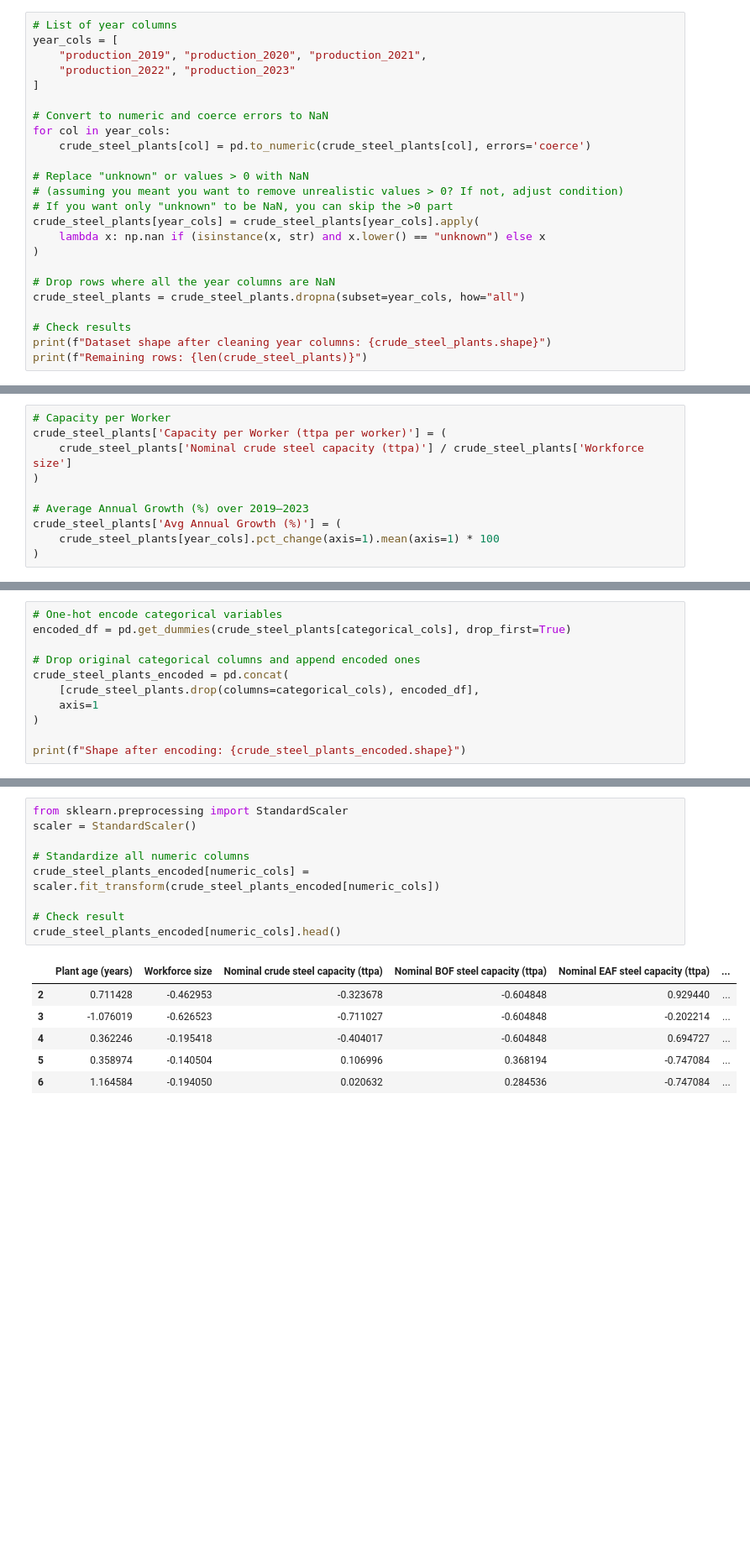
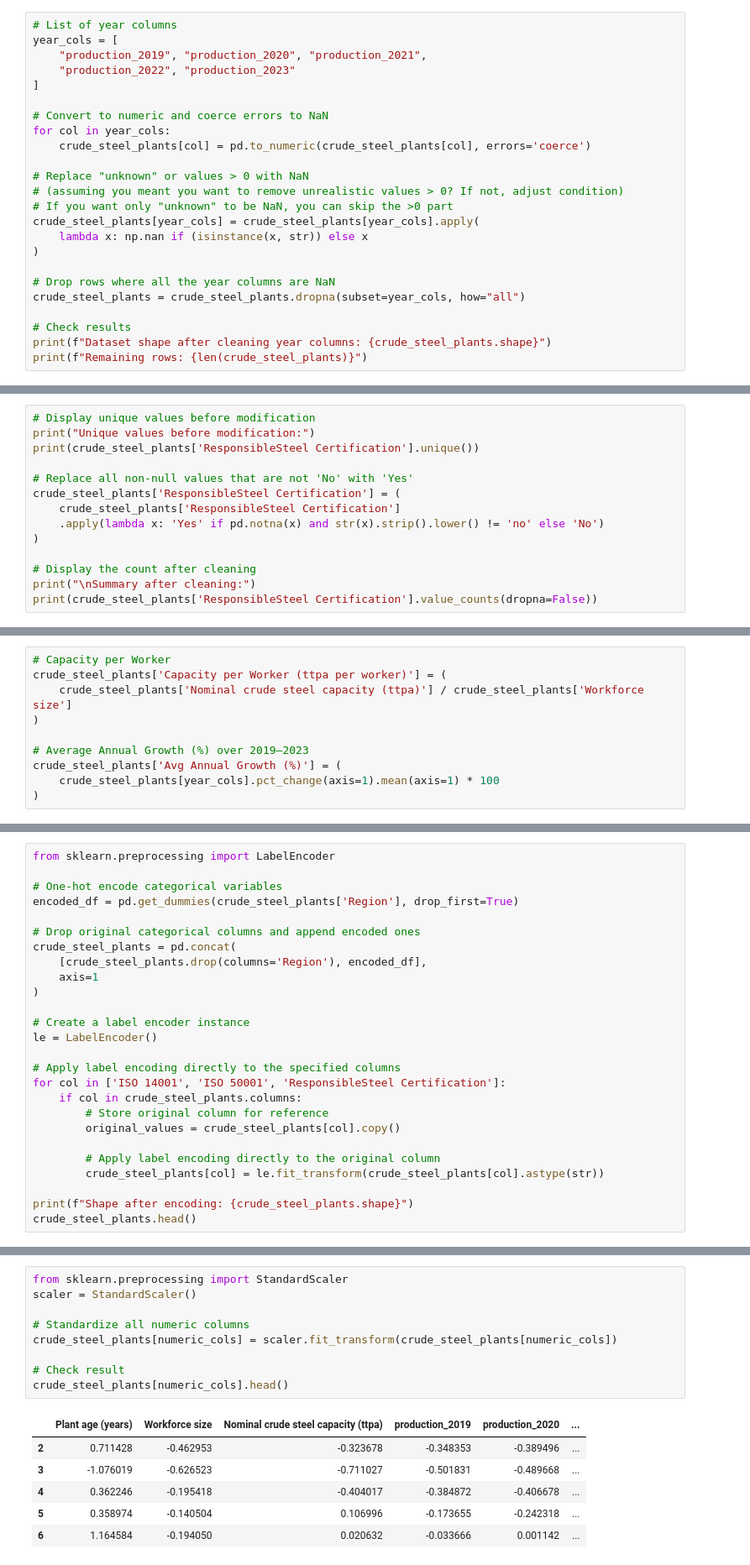
Before and after one commit to Vincksi/Climate-Risks, a Jupyter notebook: Lab2 - Modelling & Model Lifecycle/plant_production_predictions.ipynb, the cells around one changed output, grey strips where cells are left out. Shown: that part at 84% size. Drawn from its saved outputs; the diff is of its cells as text; blank space fills up the shorter version.

```diff
--- a/Lab2 - Modelling & Model Lifecycle/plant_production_predictions.ipynb
+++ b/Lab2 - Modelling & Model Lifecycle/plant_production_predictions.ipynb
@@ -364,7 +421,7 @@ for col in year_cols:
 # (assuming you meant you want to remove unrealistic values > 0? If not, adjust condition)
 # If you want only "unknown" to be NaN, you can skip the >0 part
 crude_steel_plants[year_cols] = crude_steel_plants[year_cols].apply(
-    lambda x: np.nan if (isinstance(x, str) and x.lower() == "unknown") else x
+    lambda x: np.nan if (isinstance(x, str)) else x
 )
 
 # Drop rows where all the year columns are NaN
@@ -393,0 +500,14 @@ Total remaining NaN in year columns after row-wise imputation: 0
+# %%
+# Display unique values before modification
+print("Unique values before modification:")
+print(crude_steel_plants['ResponsibleSteel Certification'].unique())
+
+# Replace all non-null values that are not 'No' with 'Yes'
+crude_steel_plants['ResponsibleSteel Certification'] = (
+    crude_steel_plants['ResponsibleSteel Certification']
+    .apply(lambda x: 'Yes' if pd.notna(x) and str(x).strip().lower() != 'no' else 'No')
+)
+
+# Display the count after cleaning
+print("\nSummary after cleaning:")
+print(crude_steel_plants['ResponsibleSteel Certification'].value_counts(dropna=False))
@@ -519,12 +672,27 @@ Numeric columns: ['Plant age (years)', 'Workforce size', 'Nominal crude steel ca
 # %%
+from sklearn.preprocessing import LabelEncoder
+
 # One-hot encode categorical variables
-encoded_df = pd.get_dummies(crude_steel_plants[categorical_cols], drop_first=True)
+encoded_df = pd.get_dummies(crude_steel_plants['Region'], drop_first=True)
 
 # Drop original categorical columns and append encoded ones
-crude_steel_plants_encoded = pd.concat(
-    [crude_steel_plants.drop(columns=categorical_cols), encoded_df],
+crude_steel_plants = pd.concat(
+    [crude_steel_plants.drop(columns='Region'), encoded_df],
     axis=1
 )
 
-print(f"Shape after encoding: {crude_steel_plants_encoded.shape}")
+# Create a label encoder instance
+le = LabelEncoder()
+
+# Apply label encoding directly to the specified columns
+for col in ['ISO 14001', 'ISO 50001', 'ResponsibleSteel Certification']:
+    if col in crude_steel_plants.columns:
+        # Store original column for reference
+        original_values = crude_steel_plants[col].copy()
+
+        # Apply label encoding directly to the original column
+        crude_steel_plants[col] = le.fit_transform(crude_steel_plants[col].astype(str))
+
+print(f"Shape after encoding: {crude_steel_plants.shape}")
+crude_steel_plants.head()
 # %% [output]
@@ -532,16 +708,16 @@ Shape after encoding: (383, 20)
 # %%
 from sklearn.preprocessing import StandardScaler
 scaler = StandardScaler()
 
 # Standardize all numeric columns
-crude_steel_plants_encoded[numeric_cols] = scaler.fit_transform(crude_steel_plants_encoded[numeric_cols])
+crude_steel_plants[numeric_cols] = scaler.fit_transform(crude_steel_plants[numeric_cols])
 
 # Check result
-crude_steel_plants_encoded[numeric_cols].head()
+crude_steel_plants[numeric_cols].head()
 # %% [output]
-|  | Plant age (years) | Workforce size | Nominal crude steel capacity (ttpa) | Nominal BOF steel capacity (ttpa) | Nominal EAF steel capacity (ttpa) | ... |
-| 2 | 0.711428 | -0.462953 | -0.323678 | -0.604848 | 0.929440 | ... |
-| 3 | -1.076019 | -0.626523 | -0.711027 | -0.604848 | -0.202214 | ... |
-| 4 | 0.362246 | -0.195418 | -0.404017 | -0.604848 | 0.694727 | ... |
-| 5 | 0.358974 | -0.140504 | 0.106996 | 0.368194 | -0.747084 | ... |
-| 6 | 1.164584 | -0.194050 | 0.020632 | 0.284536 | -0.747084 | ... |
+|  | Plant age (years) | Workforce size | Nominal crude steel capacity (ttpa) | production_2019 | production_2020 | ... |
+| 2 | 0.711428 | -0.462953 | -0.323678 | -0.348353 | -0.389496 | ... |
+| 3 | -1.076019 | -0.626523 | -0.711027 | -0.501831 | -0.489668 | ... |
+| 4 | 0.362246 | -0.195418 | -0.404017 | -0.384872 | -0.406678 | ... |
+| 5 | 0.358974 | -0.140504 | 0.106996 | -0.173655 | -0.242318 | ... |
+| 6 | 1.164584 | -0.194050 | 0.020632 | -0.033666 | 0.001142 | ... |
```
Also changed, not shown: parts of 41 cells of this notebook, 2 other files.
